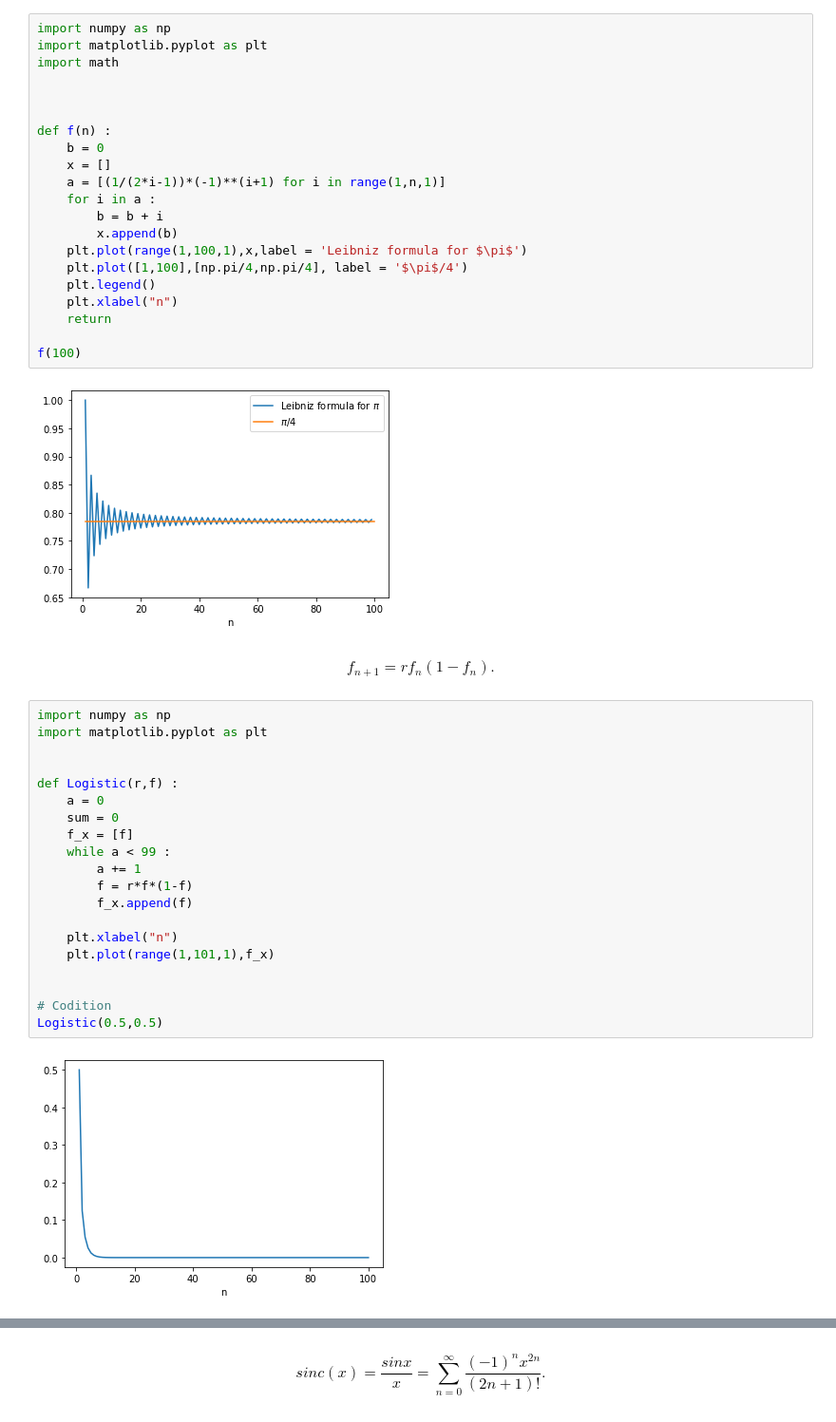
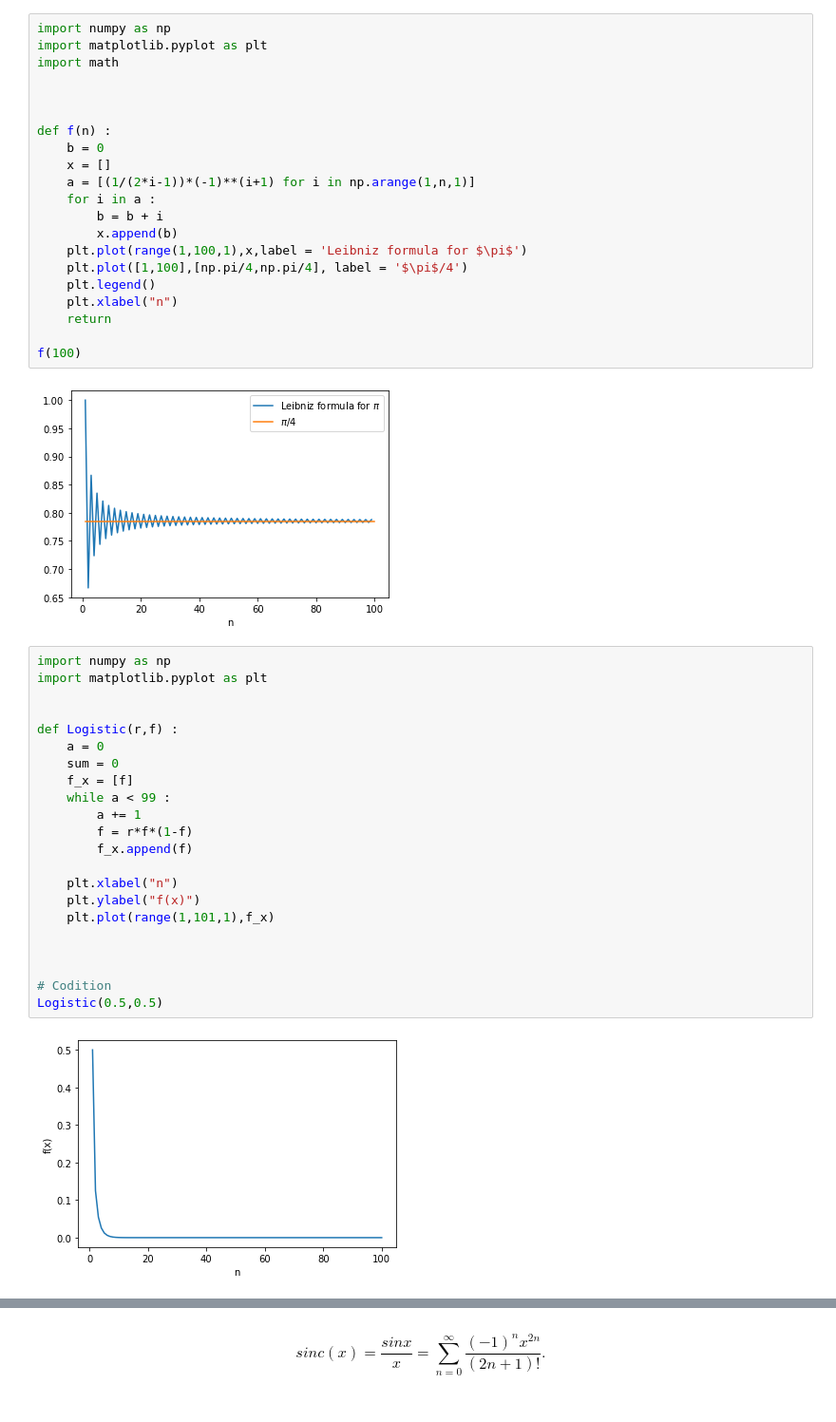
Before and after one commit to ji-hyun-hwang/2021_cphys1, a Jupyter notebook: hw3.ipynb, the cells around one changed output, grey strips where cells are left out. Shown at 95% size. Cells and saved outputs as stored; diff of their text form.

```diff
--- a/hw3.ipynb
+++ b/hw3.ipynb
@@ -12,7 +20,7 @@ import math
 def f(n) :
     b = 0
     x = []
-    a = [(1/(2*i-1))*(-1)**(i+1) for i in range(1,n,1)]
+    a = [(1/(2*i-1))*(-1)**(i+1) for i in np.arange(1,n,1)]
     for i in a :
         b = b + i
         x.append(b)
@@ -25,30 +33,30 @@ def f(n) :
 f(100)
 # %% [output]
 [figure]
-# %% [markdown]
-$$ f_{n+1} = r f_n (1- f_n). $$
 # %%
 import numpy as np
 import matplotlib.pyplot as plt
 
 
 def Logistic(r,f) :
     a = 0
     sum = 0
     f_x = [f]
     while a < 99 :
         a += 1
         f = r*f*(1-f)
         f_x.append(f)
 
     plt.xlabel("n")
+    plt.ylabel("f(x)")
     plt.plot(range(1,101,1),f_x)
+
 
 
 # Codition
 Logistic(0.5,0.5)
 # %% [output]
-[figure, old version]
+[figure, new version]
 # %%
 Logistic(0.95,0.5)
 # %% [output]
```
Also changed, not shown: parts of 8 cells of this notebook, 1 other file.
